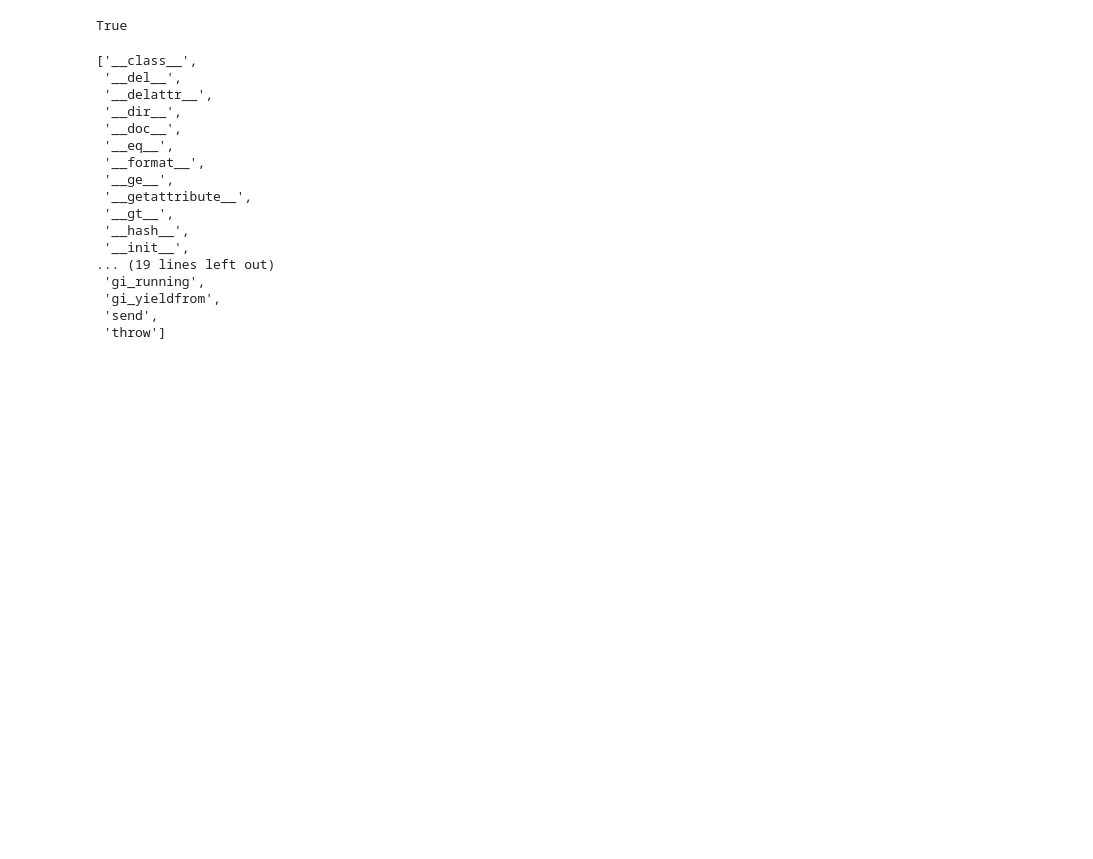
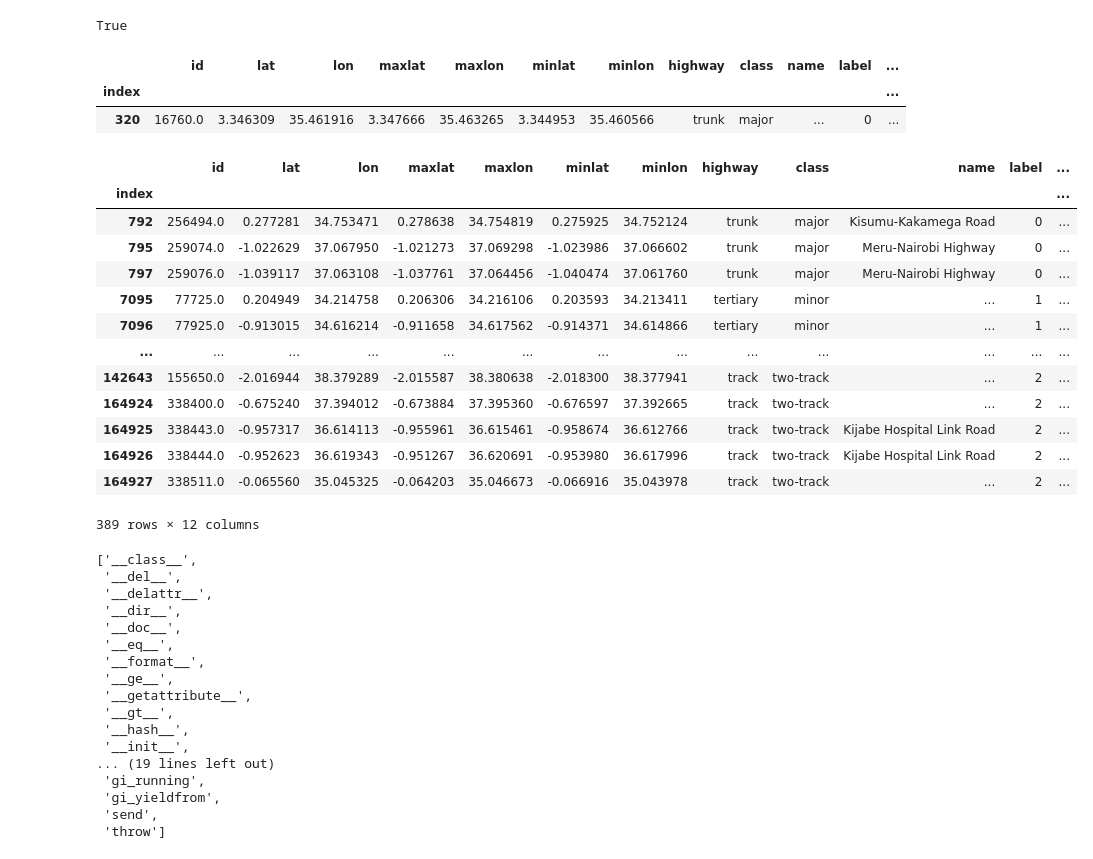
Before and after one commit to choiben314/cs325b, a Jupyter notebook: ben_dev.ipynb, the cells around one changed output. Saved outputs shown, nothing was run; the diff lists cells and outputs as text; code cells hidden in the pictures; blank space fills up the shorter version.

```diff
--- a/ben_dev.ipynb
+++ b/ben_dev.ipynb
@@ -591,6 +579,29 @@ data_manager = DataManager(config)
 convnet = pretrained_cnn(config, image_size=config["image_size"], n_channels=config["n_channels"])
 trainer = Trainer(config)
 train_generator, val_generator = data_manager.generate_kenya()
+# %%
+data_manager.dataframes["kenya"][320:321]
+# %% [output]
+|  | id | lat | lon | maxlat | maxlon | minlat | minlon | highway | class | name | label | ... |
+| index |  |  |  |  |  |  |  |  |  |  |  | ... |
+| 320 | 16760.0 | 3.346309 | 35.461916 | 3.347666 | 35.463265 | 3.344953 | 35.460566 | trunk | major | ... | 0 | ... |
+# %%
+data_manager.dataframes["kenya"][data_manager.dataframes["kenya"]["valid"] == False]
+# %% [output]
+|  | id | lat | lon | maxlat | maxlon | minlat | minlon | highway | class | name | label | ... |
+| index |  |  |  |  |  |  |  |  |  |  |  | ... |
+| 792 | 256494.0 | 0.277281 | 34.753471 | 0.278638 | 34.754819 | 0.275925 | 34.752124 | trunk | major | Kisumu-Kakamega Road | 0 | ... |
+| 795 | 259074.0 | -1.022629 | 37.067950 | -1.021273 | 37.069298 | -1.023986 | 37.066602 | trunk | major | Meru-Nairobi Highway | 0 | ... |
+| 797 | 259076.0 | -1.039117 | 37.063108 | -1.037761 | 37.064456 | -1.040474 | 37.061760 | trunk | major | Meru-Nairobi Highway | 0 | ... |
+| 7095 | 77725.0 | 0.204949 | 34.214758 | 0.206306 | 34.216106 | 0.203593 | 34.213411 | tertiary | minor | ... | 1 | ... |
+| 7096 | 77925.0 | -0.913015 | 34.616214 | -0.911658 | 34.617562 | -0.914371 | 34.614866 | tertiary | minor | ... | 1 | ... |
+| ... | ... | ... | ... | ... | ... | ... | ... | ... | ... | ... | ... | ... |
+| 142643 | 155650.0 | -2.016944 | 38.379289 | -2.015587 | 38.380638 | -2.018300 | 38.377941 | track | two-track | ... | 2 | ... |
+| 164924 | 338400.0 | -0.675240 | 37.394012 | -0.673884 | 37.395360 | -0.676597 | 37.392665 | track | two-track | ... | 2 | ... |
+| 164925 | 338443.0 | -0.957317 | 36.614113 | -0.955961 | 36.615461 | -0.958674 | 36.612766 | track | two-track | Kijabe Hospital Link Road | 2 | ... |
+| 164926 | 338444.0 | -0.952623 | 36.619343 | -0.951267 | 36.620691 | -0.953980 | 36.617996 | track | two-track | Kijabe Hospital Link Road | 2 | ... |
+| 164927 | 338511.0 | -0.065560 | 35.045325 | -0.064203 | 35.046673 | -0.066916 | 35.043978 | track | two-track | ... | 2 | ... |
+389 rows × 12 columns
 # %%
 dir(val_generator)
 # %% [output]
```
Also changed, not shown: parts of 16 cells of this notebook, 4 other files.
